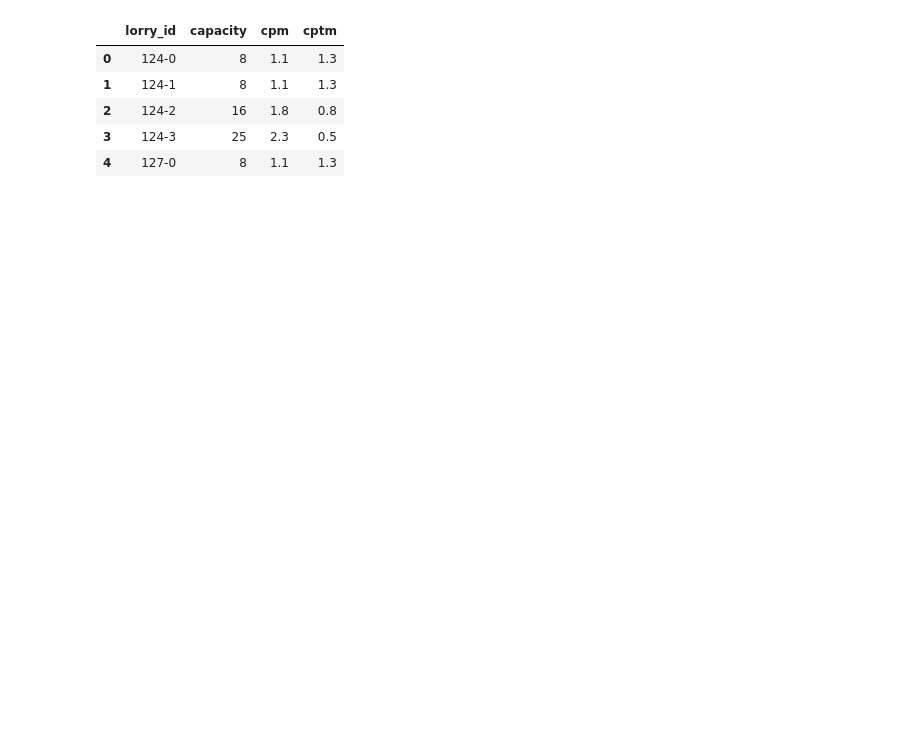
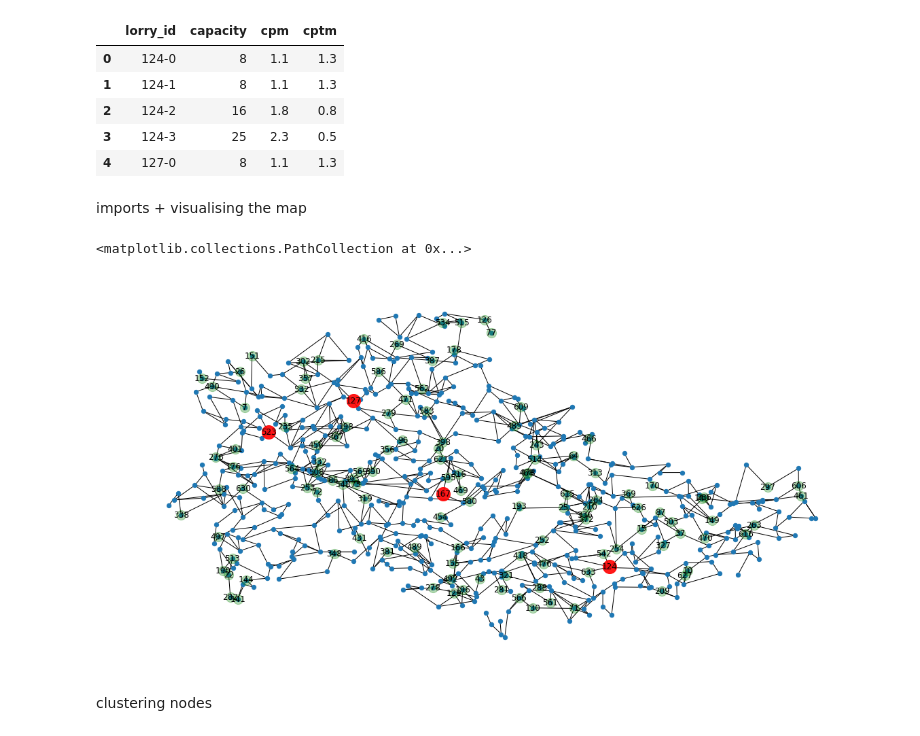
Before and after one commit to sandxpgxrung/fleet-schedule-optimisation, a Jupyter notebook: task1.ipynb, the cells around one changed output. Saved outputs shown, nothing was run; the diff lists cells and outputs as text; code cells hidden in the pictures; blank space fills up the shorter version.

Commit message:
added visualisation

```diff
--- a/task1.ipynb
+++ b/task1.ipynb
@@ -39,3 +43,82 @@ lorry_df.head()
 | 2 | 124-2 | 16 | 1.8 | 0.8 |
 | 3 | 124-3 | 25 | 2.3 | 0.5 |
 | 4 | 127-0 | 8 | 1.1 | 1.3 |
+# %%
+# list of depot locations (where nodes == depot)
+depot_locations = np.where(location_df.is_depot)[0]
+
+# list of customer locations (where nodes == customers)
+customer_locations = np.where(location_df.is_customer)[0]
+# %% [markdown]
+imports + visualising the map
+# %%
+import networkx as nx
+from scipy.spatial.distance import pdist, squareform
+import matplotlib.pyplot as plt
+
+# parwise distance calculation for each node
+euclidean = squareform(pdist(location_df[['x', 'y']]))
+
+# edges list initialisation
+edges = []
+
+# loop through links_df rows
+for _, (i, j) in links_df.iterrows():
+    # append node at i, node at j, and their pairwise distance to edges
+    edges.append((i, j, euclidean[i, j]))
+
+# pos dict intialisation
+pos = {}
+
+# loop through location_df rows
+for k, v in location_df[['x', 'y']].iterrows():
+    # update pos dict with array of k, v
+    pos.update({k:v.values})
+
+# initialise depot_labels dict
+depot_labels = {}
+
+# loop throgugh depot_locations
+for i in depot_locations:
+    # update depot_labels dict with {i:i}
+    depot_labels.update({i:i})
+
+# initialise customer_labels dict
+customer_labels = {}
+
+# loop through customer_locations
+for i in customer_locations:
+    # update customer_labels dict with {i:i}
+    customer_labels.update({i:i})
+
+# initialise nx Graph
+G = nx.Graph()
+
+# feed node list to G
+G.add_nodes_from(location_df['id'].to_numpy())
+
+# feed edges list to G
+G.add_weighted_edges_from(edges)
+
+# resize figure
+plt.figure(figsize=(16, 8))
+
+# sketch graph
+nx.draw(G, pos=pos, node_size=40)
+
+# label depot nodes
+nx.draw_networkx_labels(G, pos, depot_labels)
+
+# label customer nodes
+nx.draw_networkx_labels(G, pos, customer_labels)
+
+# mark depot nodes
+nx.draw_networkx_nodes(G, pos=pos, nodelist=depot_locations, node_color='r', node_size=400, alpha=0.9)
+
+# mark customer nodes
+nx.draw_networkx_nodes(G, pos=pos, nodelist=customer_locations, node_color='g', node_size=200, alpha=0.3)
+# %% [output]
+<matplotlib.collections.PathCollection at 0x...>
+[figure, added]
+# %% [markdown]
+clustering nodes
```
Also changed, not shown: parts of 2 cells of this notebook, 2 other files.
